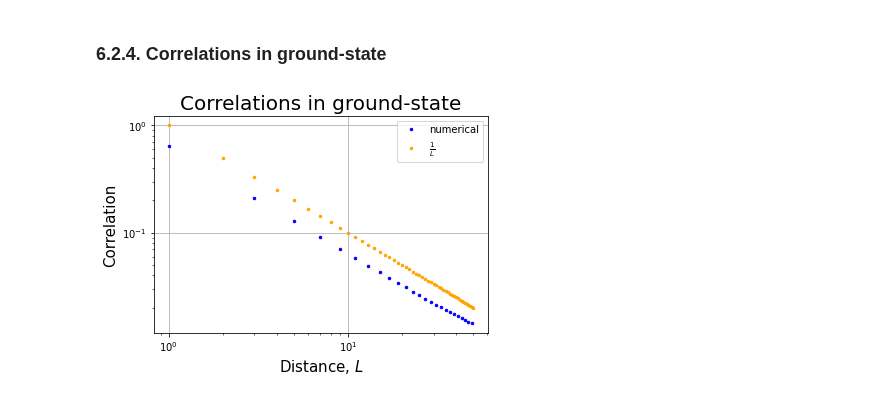
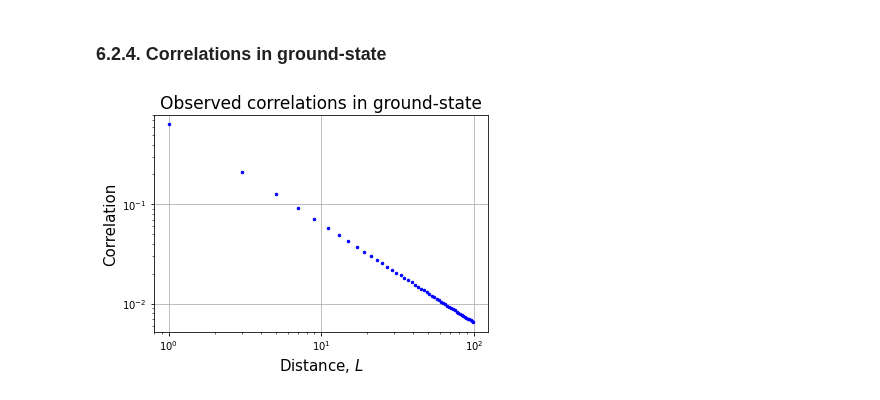
Before and after one commit to sofiagonga/many-body_entanglement_TN, a Jupyter notebook: TN_tutorial6.ipynb, the cells around one changed output. Drawn from its saved outputs; the diff is of its cells as text; code cells hidden in the pictures.

```diff
--- a/TN_tutorial6.ipynb
+++ b/TN_tutorial6.ipynb
@@ -286,7 +286,7 @@ for i in range(len(p_apbc)):
 # %%
 def obtain_Gamma(C, T_op):
     N = int(np.shape(C)[0]/2)
-    M = C.dot(np.eye(2*N) + 0.13*T_op) + 0.05*T_op
+    M = C.dot(np.eye(2*N) + 0.13*T_op)
     D, U = eig(M)
 
     e = np.real(np.diag((1j*U.conj().T).dot(C).dot(U)))
@@ -314,7 +307,7 @@ Is Gamma successfully antisymmetric? True
 # %% [markdown]
 ### 6.2.2. Reduced correlation matrix $\Gamma^A$
 # %%
-L_max = N//2
+L_max = 100
 L_s = np.arange(1,L_max+1)
 
 G_A = G[0:2*L_max, 0:2*L_max]
@@ -354,21 +347,18 @@ plt.show()
 # %% [markdown]
 ### 6.2.4. Correlations in ground-state
 # %%
-plt.title("Correlations in ground-state", fontsize = 20)
+plt.title("Observed correlations in ground-state", fontsize = 17)
 plt.grid()
 plt.ylabel("Correlation", fontsize = 15)
 plt.xlabel(r"Distance, $L$", fontsize = 15)
 plt.yscale("log")
 plt.xscale("log")
 for n in range(L_max+1):
     if np.abs(G[n,0]) > 1e-12:
         if n==L_s[-2]:
             plt.plot(n, np.abs(G[n,0]), '.', ms=5, color = 'blue', label = "numerical")
         else:
             plt.plot(n, np.abs(G[n,0]), '.', ms=5, color = 'blue')
-
-plt.plot(L_s, 1/L_s, '.', ms=5, color = 'orange', label = r"$\frac{1}{L}$")
-plt.legend()
 plt.show()
 # %% [output]
-[figure, old version]
+[figure, new version]
```
Also changed, not shown: parts of 2 cells of this notebook.
